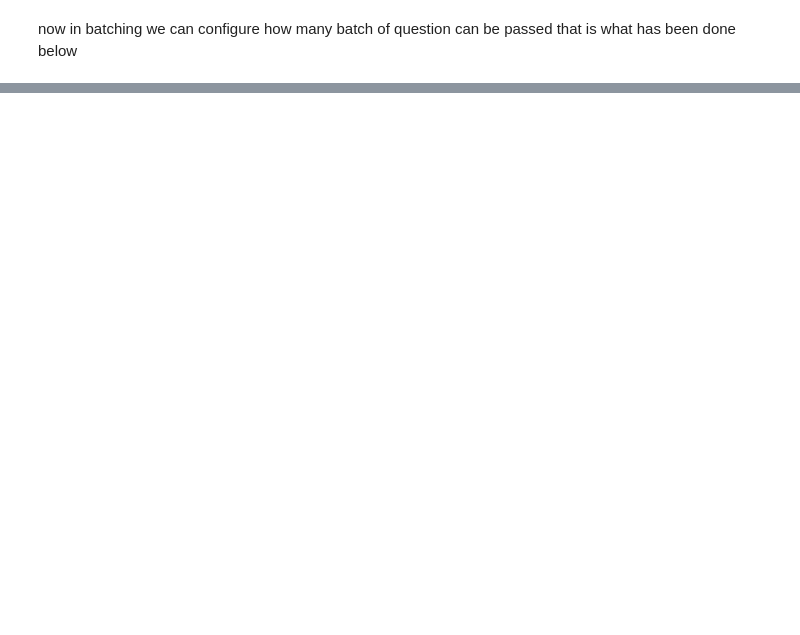
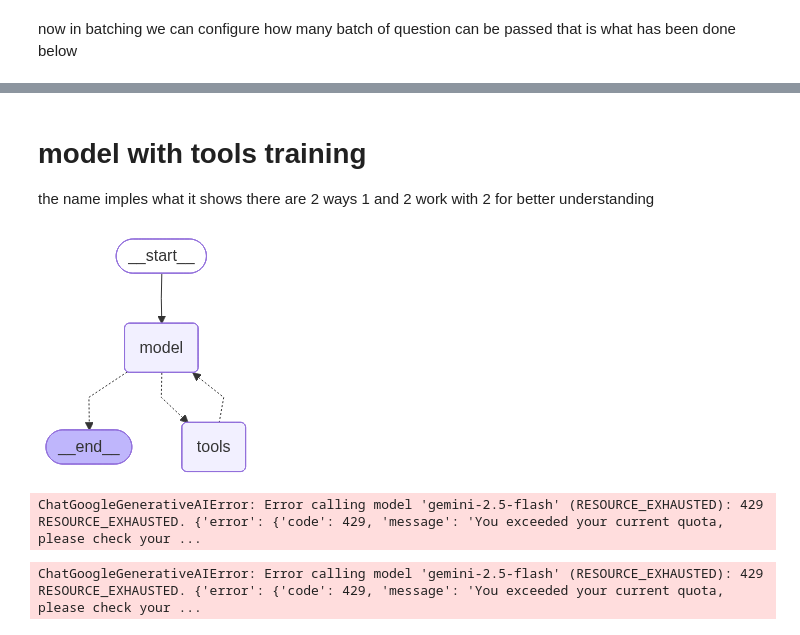
Before and after one commit to Richard-Selvaraj-99/langbasic, a Jupyter notebook: lagchain.ipynb, the cells around one changed output, grey strips where cells are left out. Drawn from its saved outputs; the diff is of its cells as text; code cells hidden in the pictures; blank space fills up the shorter version.

Commit message:
Rediting API calls

```diff
--- a/lagchain.ipynb
+++ b/lagchain.ipynb
@@ -67,0 +97,19 @@ for response in responses:
+# %% [markdown]
+# model with tools training
+the name imples what it shows there are 2 ways 1 and 2
+work with 2 for better understanding
+# %%
+from langchain.agents import create_agent
+
+def get_weather(city:str)-> str:
+    """Get the weather for a city."""
+    return f"The weather in {city} is sunny."
+
+agent=create_agent(
+    model = init_chat_model("google_genai:gemini-2.5-flash"),
+    tools=[get_weather],
+    system_prompt="You are a helpful assistant."
+)
+agent
+# %% [output]
+[figure, added]
@@ -67,0 +123,27 @@ for response in responses:
+# %%
+response = model_with_tools.invoke("What's the weather like in Boston?")
+print(response)
+for tool_call in response.tool_calls:
+    # View tool calls made by the model
+    print(f"Tool: {tool_call['name']}")
+    print(f"Args: {tool_call['args']}")
+# %% [output]
+ChatGoogleGenerativeAIError: Error calling model 'gemini-2.5-flash' (RESOURCE_EXHAUSTED): 429 RESOURCE_EXHAUSTED. {'error': {'code': 429, 'message': 'You exceeded your current quota, please check your ...
+# %%
+# Step 1: Model generates tool calls
+messages = [{"role": "user", "content": "What's the weather in Boston?"}]
+ai_msg = model_with_tools.invoke(messages)
+messages.append(ai_msg)
+
+# Step 2: Execute tools and collect results
+for tool_call in ai_msg.tool_calls:
+    # Execute the tool with the generated arguments
+    tool_result = get_weather.invoke(tool_call)
+    messages.append(tool_result)
+
+# Step 3: Pass results back to model for final response
+final_response = model_with_tools.invoke(messages)
+print(final_response.text)
+# "The current weather in Boston is 72°F and sunny."
+# %% [output]
+ChatGoogleGenerativeAIError: Error calling model 'gemini-2.5-flash' (RESOURCE_EXHAUSTED): 429 RESOURCE_EXHAUSTED. {'error': {'code': 429, 'message': 'You exceeded your current quota, please check your ...
```
Also changed, not shown: parts of 7 cells of this notebook, 6 other files.
